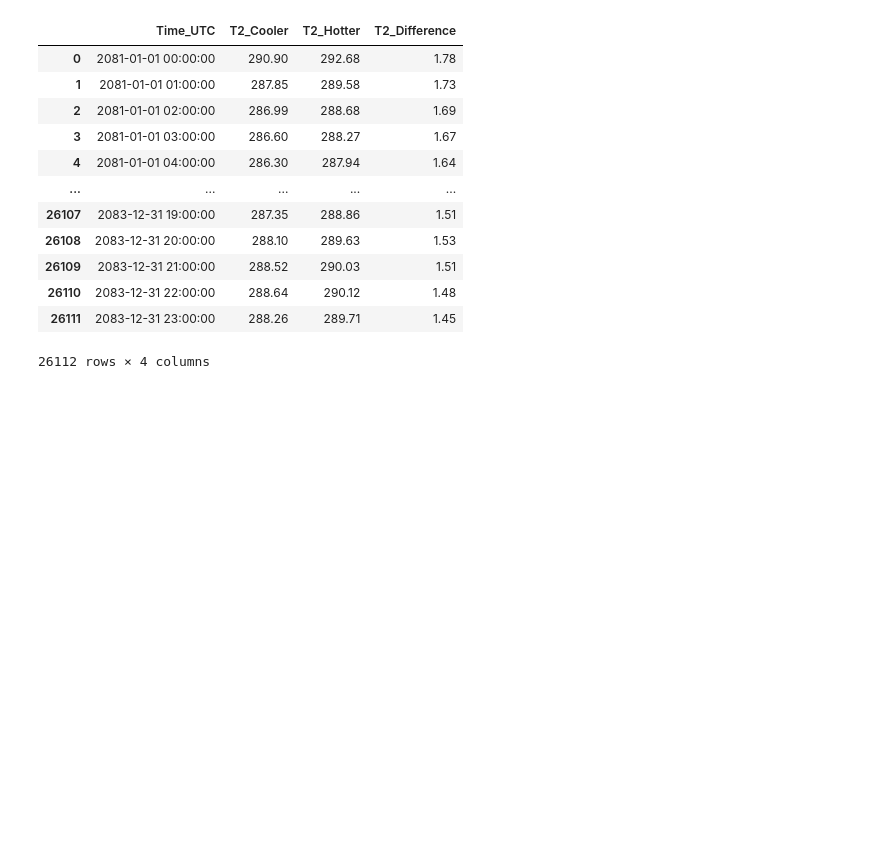
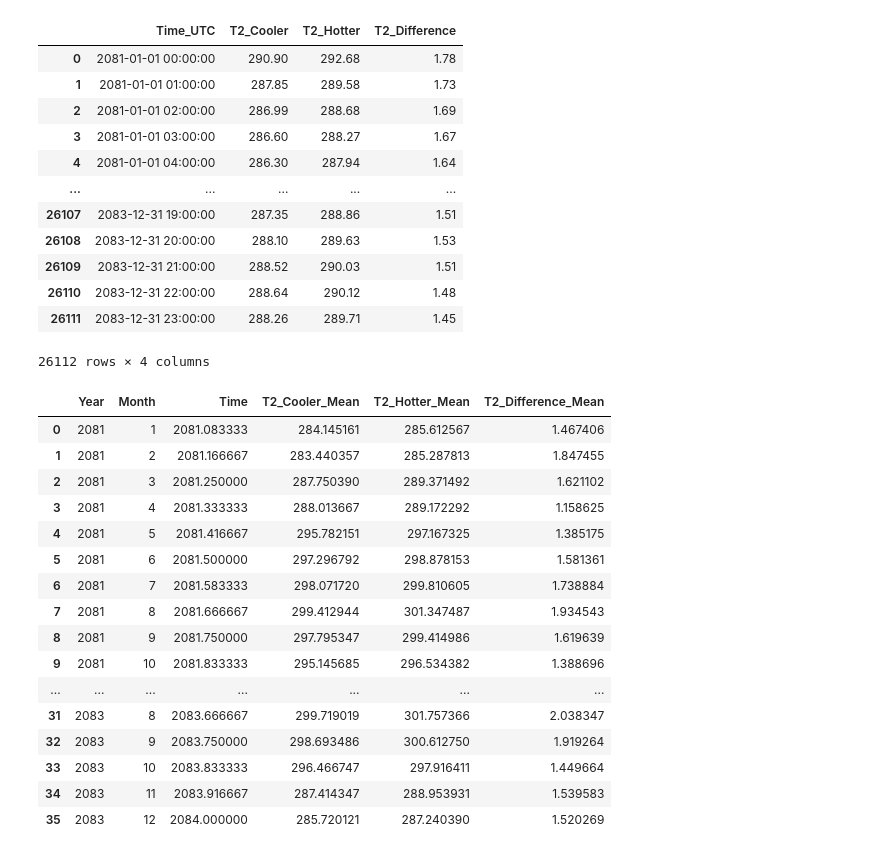
Before and after one commit to IMMM-SFA/im3components, a Jupyter notebook: im3components/wrf_to_tell/testing_2082.ipynb, the cells around one changed output. Saved outputs shown, nothing was run; the diff lists cells and outputs as text; code cells hidden in the pictures; blank space fills up the shorter version.

```diff
--- a/im3components/wrf_to_tell/testing_2082.ipynb
+++ b/im3components/wrf_to_tell/testing_2082.ipynb
@@ -67,3 +73,64 @@ merged_df
 | 26110 | 2083-12-31 22:00:00 | 288.64 | 290.12 | 1.48 |
 | 26111 | 2083-12-31 23:00:00 | 288.26 | 289.71 | 1.45 |
 26112 rows × 4 columns
+# %%
+# Define a function to compute the monthly-mean time series of T2 values and differences:
+def process_monthly_data(merged_df):
+
+    # Initiate empty lists to store the monthly-mean results:
+    years = []
+    months = []
+    mean_t2_cooler = []
+    mean_t2_hotter = []
+    mean_t2_difference = []
+
+    # Loop over the years:
+    for year in range(2081, 2084):
+        # Loop over the months:
+        for month in range(1, 13):
+
+            # Subset the data to the given year/month combination:
+            month_subset_df = merged_df.loc[(merged_df['Time_UTC'].dt.strftime('%Y') == str(year)) & (merged_df['Time_UTC'].dt.strftime('%-m') == str(month))]
+
+            # Store the output in a list:
+            years.append(year)
+            months.append(month)
+            mean_t2_cooler.append(month_subset_df['T2_Cooler'].mean())
+            mean_t2_hotter.append(month_subset_df['T2_Hotter'].mean())
+            mean_t2_difference.append(month_subset_df['T2_Difference'].mean())
+
+            del month_subset_df
+
+    # Convert the output to a dataframe:
+    mean_df = pd.DataFrame(mean_t2_cooler, columns = ['T2_Cooler_Mean'])
+    mean_df['T2_Hotter_Mean'] = pd.DataFrame(mean_t2_hotter)
+    mean_df['T2_Difference_Mean'] = pd.DataFrame(mean_t2_difference)
+    mean_df['Month'] = months
+    mean_df['Year'] = years
+    mean_df['Time'] = mean_df['Year'] + (mean_df['Month'] / 12)
+
+    mean_df = mean_df[['Year', 'Month', 'Time', 'T2_Cooler_Mean', 'T2_Hotter_Mean', 'T2_Difference_Mean']]
+
+    return mean_df
+# %%
+monthly_df = process_monthly_data(merged_df)
+
+monthly_df
+# %% [output]
+|  | Year | Month | Time | T2_Cooler_Mean | T2_Hotter_Mean | T2_Difference_Mean |
+| 0 | 2081 | 1 | 2081.083333 | 284.145161 | 285.612567 | 1.467406 |
+| 1 | 2081 | 2 | 2081.166667 | 283.440357 | 285.287813 | 1.847455 |
+| 2 | 2081 | 3 | 2081.250000 | 287.750390 | 289.371492 | 1.621102 |
+| 3 | 2081 | 4 | 2081.333333 | 288.013667 | 289.172292 | 1.158625 |
+| 4 | 2081 | 5 | 2081.416667 | 295.782151 | 297.167325 | 1.385175 |
+| 5 | 2081 | 6 | 2081.500000 | 297.296792 | 298.878153 | 1.581361 |
+| 6 | 2081 | 7 | 2081.583333 | 298.071720 | 299.810605 | 1.738884 |
+| 7 | 2081 | 8 | 2081.666667 | 299.412944 | 301.347487 | 1.934543 |
+| 8 | 2081 | 9 | 2081.750000 | 297.795347 | 299.414986 | 1.619639 |
+| 9 | 2081 | 10 | 2081.833333 | 295.145685 | 296.534382 | 1.388696 |
+| ... | ... | ... | ... | ... | ... | ... |
+| 31 | 2083 | 8 | 2083.666667 | 299.719019 | 301.757366 | 2.038347 |
+| 32 | 2083 | 9 | 2083.750000 | 298.693486 | 300.612750 | 1.919264 |
+| 33 | 2083 | 10 | 2083.833333 | 296.466747 | 297.916411 | 1.449664 |
+| 34 | 2083 | 11 | 2083.916667 | 287.414347 | 288.953931 | 1.539583 |
+| 35 | 2083 | 12 | 2084.000000 | 285.720121 | 287.240390 | 1.520269 |
```
Also changed, not shown: parts of 5 cells of this notebook, 6 other files.
